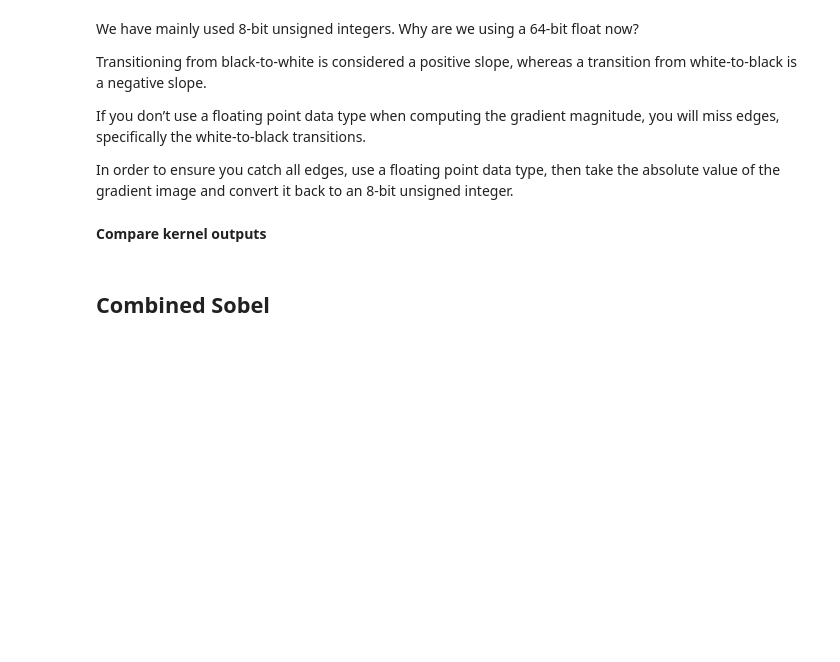
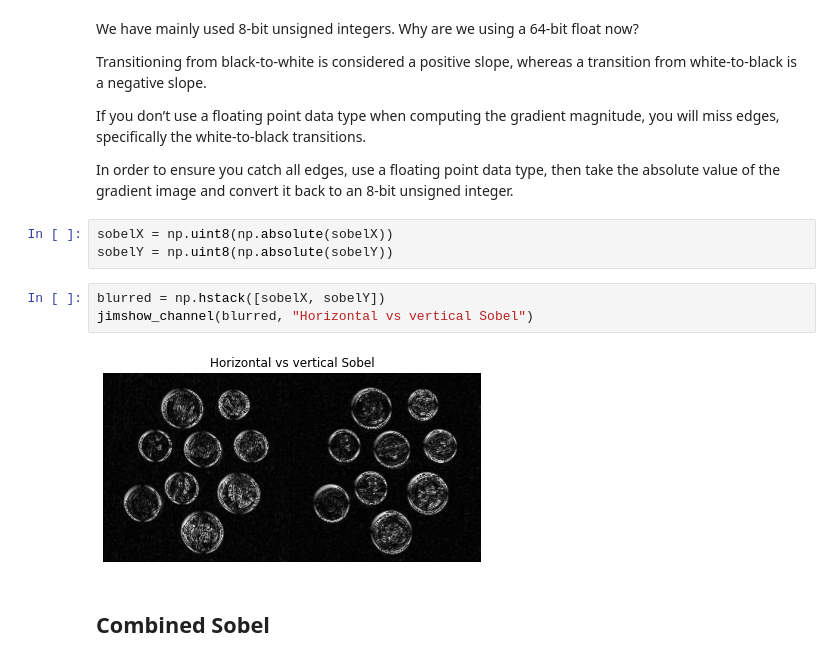
Before and after one commit to CDS-AU-DK/cds-visual, a Jupyter notebook: notebooks/session5_inclass_rdkm.ipynb, the cells around one changed output. Drawn from its saved outputs; the diff is of its cells as text; blank space fills up the shorter version.

```diff
--- a/notebooks/session5_inclass_rdkm.ipynb
+++ b/notebooks/session5_inclass_rdkm.ipynb
@@ -26,8 +29,14 @@ Transitioning from black-to-white is considered a positive slope, whereas a tran
 If you don’t use a floating point data type when computing the gradient magnitude, you will miss edges, specifically the white-to-black transitions.
 
 In order to ensure you catch all edges, use a floating point data type, then take the absolute value of the gradient image and convert it back to an 8-bit unsigned integer.
-# %% [markdown]
-__Compare kernel outputs__
+# %%
+sobelX = np.uint8(np.absolute(sobelX))
+sobelY = np.uint8(np.absolute(sobelY))
+# %%
+blurred = np.hstack([sobelX, sobelY])
+jimshow_channel(blurred, "Horizontal vs vertical Sobel")
+# %% [output]
+[figure, added]
 # %% [markdown]
 ## Combined Sobel
 # %% [markdown]
```
Also changed, not shown: parts of 19 cells of this notebook.
